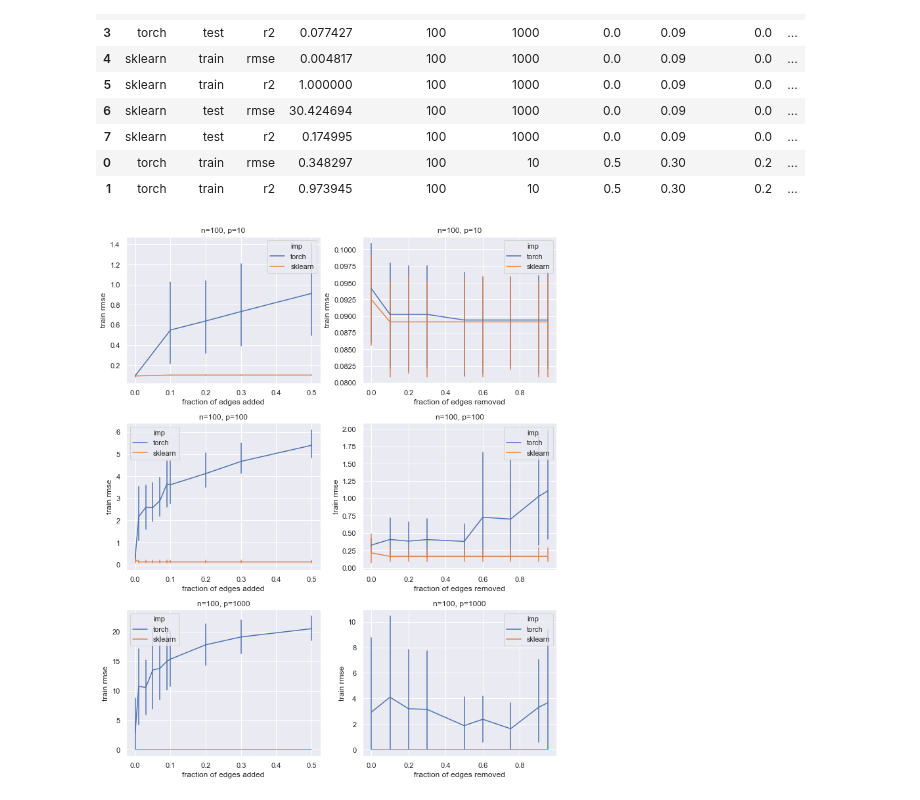
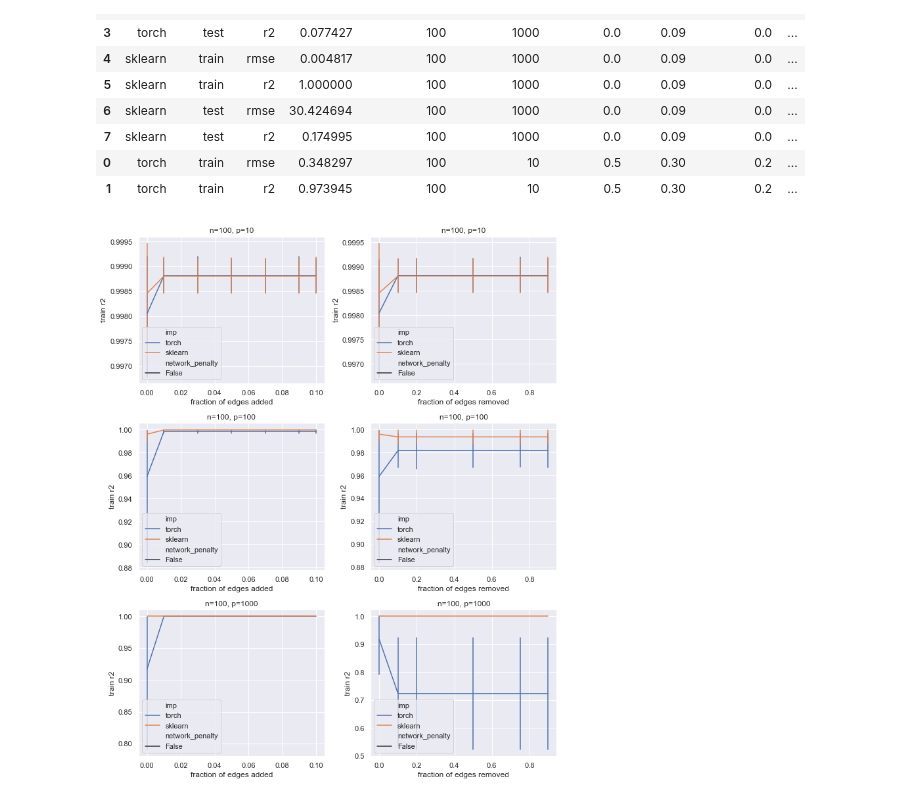
Before and after one commit to jjc2718/netreg, a Jupyter notebook: simdata/edge_analysis.ipynb, the cells around one changed output. Cells and saved outputs as stored; diff of their text form; code cells hidden in the pictures.

Commit message:
plot results of network penalty parameter search

```diff
--- a/simdata/edge_analysis.ipynb
+++ b/simdata/edge_analysis.ipynb
@@ -8,11 +8,11 @@ import seaborn as sns
 # %%
 result_columns = ['imp', 'dataset', 'metric', 'value',
                   'num_samples', 'num_features', 'uncorr_frac',
-                  'add_frac', 'remove_frac', 'seed']
+                  'add_frac', 'remove_frac', 'seed',
+                  'network_penalty']
 results_df = None
 results_dir = './results/network_noise_results'
-p_uncorr_frac = 0.5
-p_dataset = 'train'
+results_dir_nn = './results/network_noise_control'
 
 def parse_pickle(fname, n, p, uncorr_frac, add_frac,
                  remove_frac, seed, network=True):
@@ -22,7 +22,8 @@ def parse_pickle(fname, n, p, uncorr_frac, add_frac,
     for k, v in r_map.items():
         imp, ds, metric = k.split('_')
         results.append([imp, ds, metric, v[0], n, p,
-                        uncorr_frac, add_frac, remove_frac, seed])
+                        uncorr_frac, add_frac, remove_frac,
+                        seed, network])
     return pd.DataFrame(results, columns=result_columns)
 
 # read results from output directory
@@ -37,7 +38,26 @@ for fname in os.listdir(results_dir):
     remove_frac = float(f_sp[6].replace('r', ''))
     seed = int(f_sp[7].replace('s', ''))
     df = parse_pickle(os.path.join(results_dir, fname),
-                      n, p, uncorr_frac, add_frac, remove_frac, seed)
+                      n, p, uncorr_frac, add_frac, remove_frac,
+                      seed)
+    if results_df is None:
+        results_df = df
+    else:
+        results_df = pd.concat((results_df, df))
+
+for fname in os.listdir(results_dir_nn):
+    if os.path.isdir(fname): continue
+    if 'cv_results' not in fname: continue
+    f_sp = os.path.splitext(fname)[0].split('_')
+    n = int(f_sp[2].replace('n', ''))
+    p = int(f_sp[3].replace('p', ''))
+    uncorr_frac = float(f_sp[4].replace('u', ''))
+    add_frac = float(f_sp[5].replace('a', ''))
+    remove_frac = float(f_sp[6].replace('r', ''))
+    seed = int(f_sp[7].replace('s', ''))
+    df = parse_pickle(os.path.join(results_dir_nn, fname),
+                      n, p, uncorr_frac, add_frac, remove_frac,
+                      seed, network=False)
     if results_df is None:
         results_df = df
     else:
@@ -61,7 +81,9 @@ import matplotlib.pyplot as plt
 import seaborn as sns
 
 num_samples = 100
-metric = 'rmse'
+metric = 'r2'
+p_uncorr_frac = 0.1
+p_dataset = 'train'
 add_fracs = np.unique(results_df['add_frac'].values)
 remove_fracs = np.unique(results_df['remove_frac'].values)
 
@@ -71,33 +93,35 @@ fig.set_figwidth(10)
 fig.set_figheight(12)
 
 for i, num_feats in enumerate((10, 100, 1000)):
     # line plot over add_fracs with remove_frac = 0
     ax1 = axarr[i, 0]
     filter_df = results_df[(results_df['num_samples'] == num_samples) &
                            (results_df['num_features'] == num_feats) &
                            (results_df['dataset'] == p_dataset) &
                            (results_df['uncorr_frac'] == p_uncorr_frac) &
                            (results_df['remove_frac'] == 0.0) &
                            (results_df['metric'] == metric)]
     sns.lineplot(data=filter_df, x='add_frac', y='value',
-                 hue='imp', err_style='bars', ax=ax1)
+                 hue='imp', style='network_penalty',
+                 err_style='bars', ax=ax1)
     ax1.set_title('n={}, p={}'.format(num_samples, num_feats))
     ax1.set_xlabel('fraction of edges added')
     ax1.set_ylabel('{} {}'.format(p_dataset, metric))
     # line plot over remove_fracs with add_frac = 0
     ax2 = axarr[i, 1]
     filter_df = results_df[(results_df['num_samples'] == num_samples) &
                            (results_df['num_features'] == num_feats) &
                            (results_df['dataset'] == p_dataset) &
                            (results_df['uncorr_frac'] == p_uncorr_frac) &
                            (results_df['add_frac'] == 0.0) &
                            (results_df['metric'] == metric)]
     sns.lineplot(data=filter_df, x='remove_frac', y='value',
-                 hue='imp', err_style='bars', ax=ax2)
+                 hue='imp', style='network_penalty',
+                 err_style='bars', ax=ax2)
     ax2.set_title('n={}, p={}'.format(num_samples, num_feats))
     ax2.set_xlabel('fraction of edges removed')
     ax2.set_ylabel('{} {}'.format(p_dataset, metric))
 
 plt.tight_layout()
 # %% [output]
-[figure, old version]
+[figure, new version]
```
Also changed, not shown: parts of 7 cells of this notebook.
